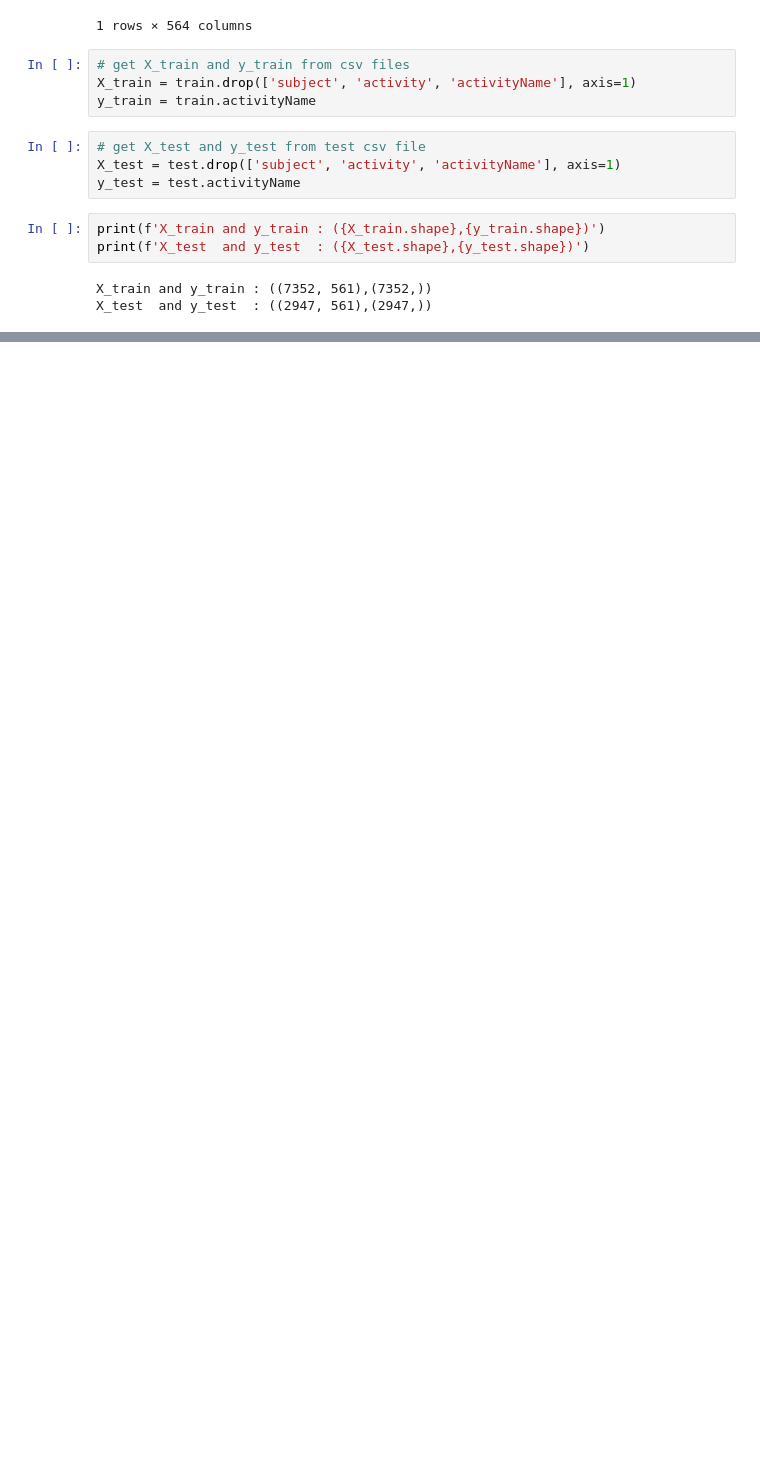
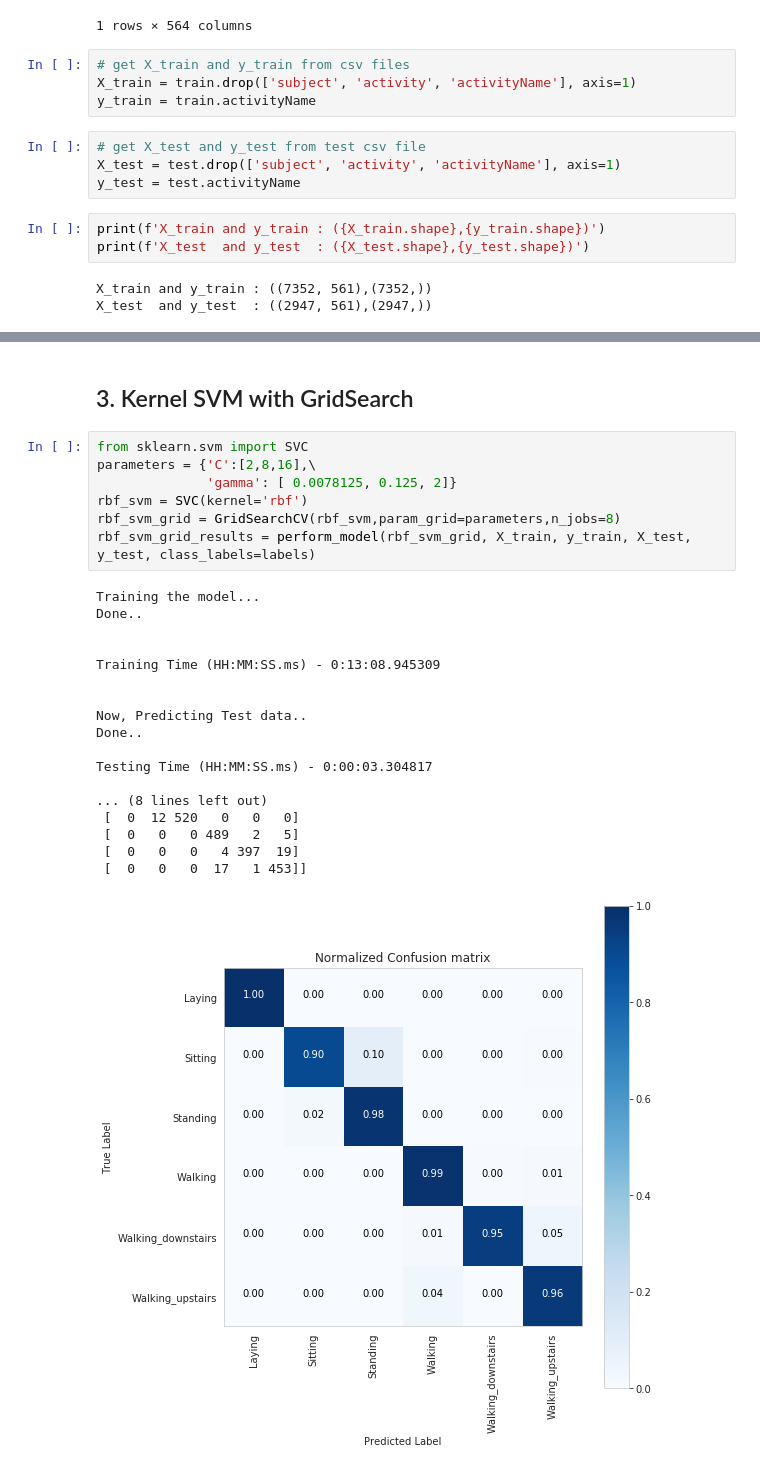
Before and after one commit to ashishsth7586/PyTorch, a Jupyter notebook: 04_Human_activity_recognition/Human Activity Recognition.ipynb, the cells around one changed output, grey strips where cells are left out. Drawn from its saved outputs; the diff is of its cells as text; blank space fills up the shorter version.

```diff
--- a/04_Human_activity_recognition/Human Activity Recognition.ipynb
+++ b/04_Human_activity_recognition/Human Activity Recognition.ipynb
@@ -523,0 +789,28 @@ X_test  and y_test  : ((2947, 561),(2947,))
+# %% [markdown]
+## 3.  Kernel SVM with GridSearch
+# %%
+from sklearn.svm import SVC
+parameters = {'C':[2,8,16],\
+              'gamma': [ 0.0078125, 0.125, 2]}
+rbf_svm = SVC(kernel='rbf')
+rbf_svm_grid = GridSearchCV(rbf_svm,param_grid=parameters,n_jobs=8)
+rbf_svm_grid_results = perform_model(rbf_svm_grid, X_train, y_train, X_test, y_test, class_labels=labels)
+# %% [output]
+Training the model...
+Done..
+
+
+Training Time (HH:MM:SS.ms) - 0:13:08.945309
+
+
+Now, Predicting Test data..
+Done..
+
+Testing Time (HH:MM:SS.ms) - 0:00:03.304817
+
+... (8 lines left out)
+ [  0  12 520   0   0   0]
+ [  0   0   0 489   2   5]
+ [  0   0   0   4 397  19]
+ [  0   0   0  17   1 453]]
+[figure, added]
```
Also changed, not shown: parts of 25 cells of this notebook.
